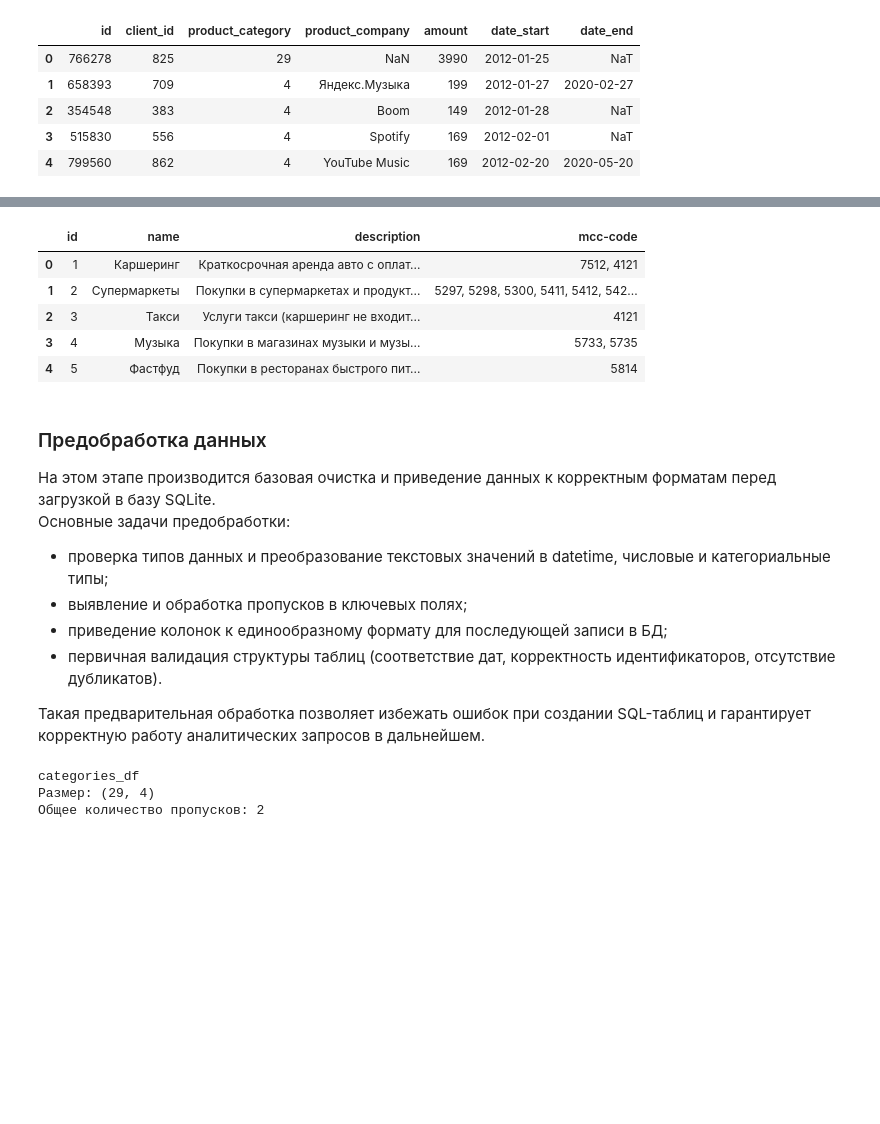
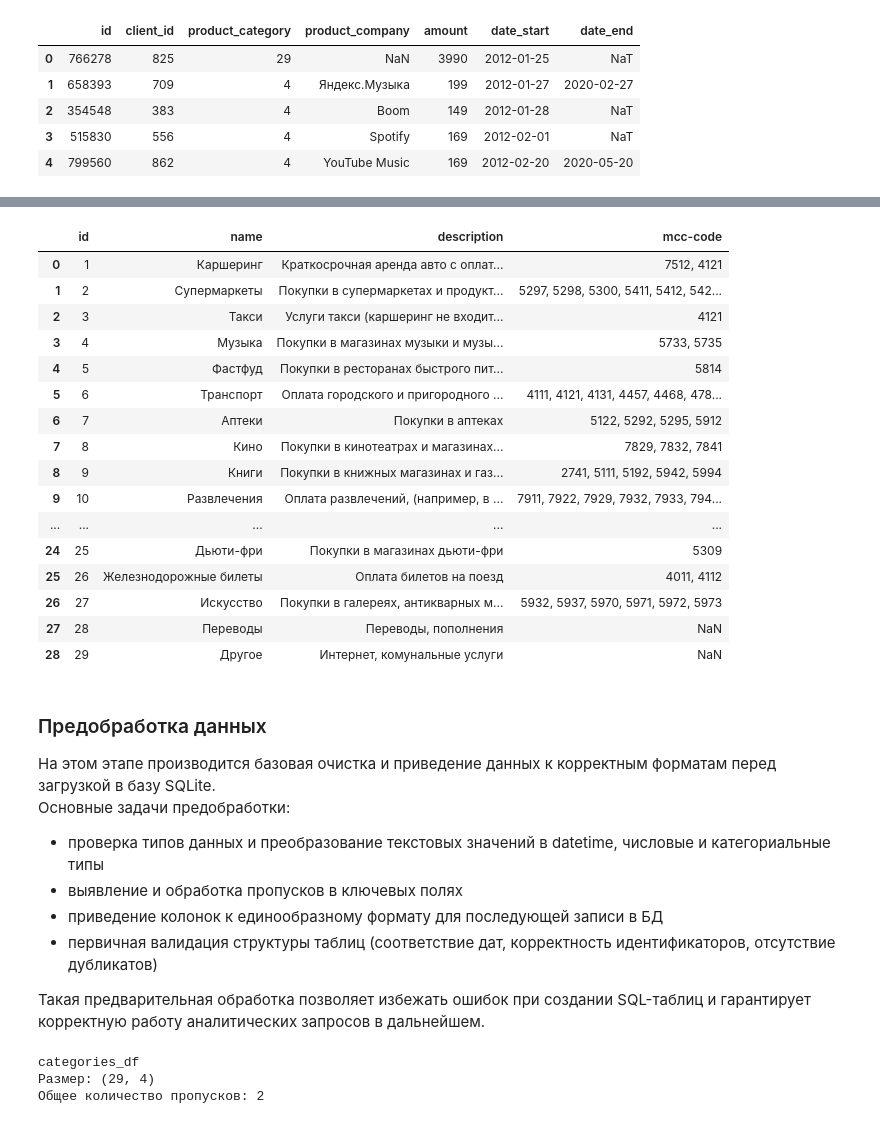
Before and after one commit to kostya9705/Portfolio, a Jupyter notebook: SqlBankTransactionsAnalysis/import_data_pandas.ipynb, the cells around one changed output, grey strips where cells are left out. Cells and saved outputs as stored; diff of their text form; code cells hidden in the pictures; blank space fills up the shorter version.

```diff
--- a/SqlBankTransactionsAnalysis/import_data_pandas.ipynb
+++ b/SqlBankTransactionsAnalysis/import_data_pandas.ipynb
@@ -39,24 +54,35 @@ clients_df.head()
 | 3 | 4 | тов. Воронцова Фёкла Федоровна | клх Новая Игирма, алл. Погранична... | 8 334 398 3828 | martin85@rambler.ru | клх Котельнич, бул. Серафимовича,... | 1979-10-19 | 2012-08-25 | F | ... |
 | 4 | 5 | Филипп Дмитриевич Воронцов | к. Ребриха, пр. Свободы, д. 54, 4... | 8 (296) 455-0453 | jan_07@rambler.ru | клх Карабудахкент, ул. Абрикосова... | 1986-08-14 | 2017-03-15 | M | ... |
 # %%
-categories_df.head()
+categories_df
 # %% [output]
 |  | id | name | description | mcc-code |
 | 0 | 1 | Каршеринг | Краткосрочная аренда авто с оплат... | 7512, 4121 |
 | 1 | 2 | Супермаркеты | Покупки в супермаркетах и продукт... | 5297, 5298, 5300, 5411, 5412, 542... |
 | 2 | 3 | Такси | Услуги такси (каршеринг не входит... | 4121 |
 | 3 | 4 | Музыка | Покупки в магазинах музыки и музы... | 5733, 5735 |
 | 4 | 5 | Фастфуд | Покупки в ресторанах быстрого пит... | 5814 |
+| 5 | 6 | Транспорт | Оплата городского и пригородного ... | 4111, 4121, 4131, 4457, 4468, 478... |
+| 6 | 7 | Аптеки | Покупки в аптеках | 5122, 5292, 5295, 5912 |
+| 7 | 8 | Кино | Покупки в кинотеатрах и магазинах... | 7829, 7832, 7841 |
+| 8 | 9 | Книги | Покупки в книжных магазинах и газ... | 2741, 5111, 5192, 5942, 5994 |
+| 9 | 10 | Развлечения | Оплата развлечений, (например, в ... | 7911, 7922, 7929, 7932, 7933, 794... |
+| ... | ... | ... | ... | ... |
+| 24 | 25 | Дьюти-фри | Покупки в магазинах дьюти-фри | 5309 |
+| 25 | 26 | Железнодорожные билеты | Оплата билетов на поезд | 4011, 4112 |
+| 26 | 27 | Искусство | Покупки в галереях, антикварных м... | 5932, 5937, 5970, 5971, 5972, 5973 |
+| 27 | 28 | Переводы | Переводы, пополнения | NaN |
+| 28 | 29 | Другое | Интернет, комунальные услуги | NaN |
 # %% [markdown]
 ### Предобработка данных
 
 На этом этапе производится базовая очистка и приведение данных к корректным форматам перед загрузкой в базу SQLite.
 Основные задачи предобработки:
 
-- проверка типов данных и преобразование текстовых значений в datetime, числовые и категориальные типы;
-- выявление и обработка пропусков в ключевых полях;
-- приведение колонок к единообразному формату для последующей записи в БД;
-- первичная валидация структуры таблиц (соответствие дат, корректность идентификаторов, отсутствие дубликатов).
+- проверка типов данных и преобразование текстовых значений в datetime, числовые и категориальные типы
+- выявление и обработка пропусков в ключевых полях
+- приведение колонок к единообразному формату для последующей записи в БД
+- первичная валидация структуры таблиц (соответствие дат, корректность идентификаторов, отсутствие дубликатов)
 
 Такая предварительная обработка позволяет избежать ошибок при создании SQL-таблиц и гарантирует корректную работу аналитических запросов в дальнейшем.
 # %%
```
Also changed, not shown: parts of 5 cells of this notebook, 2 other files.
